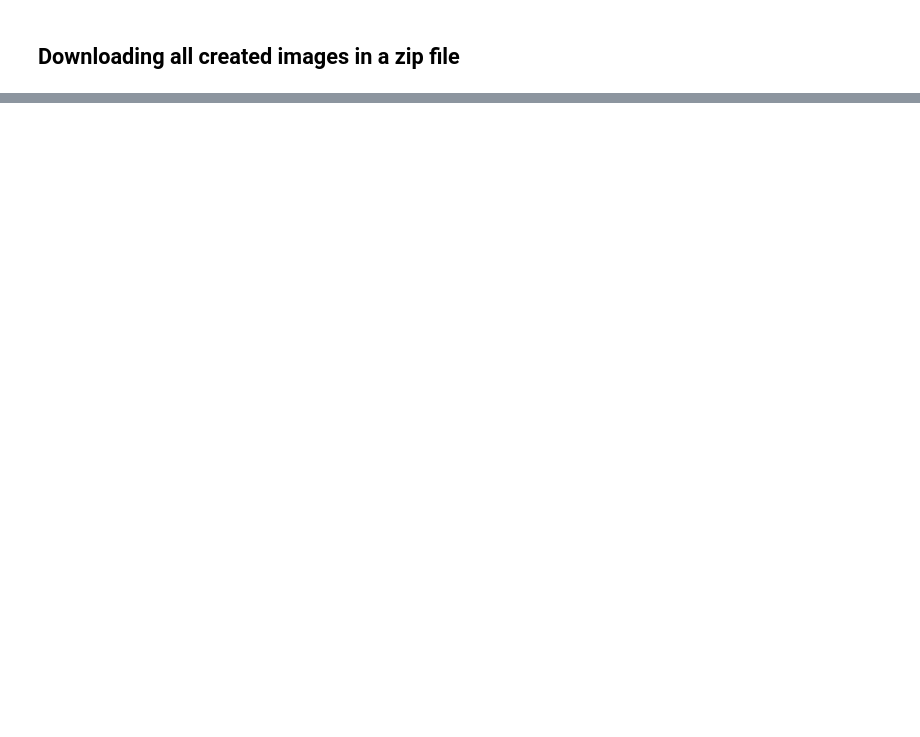
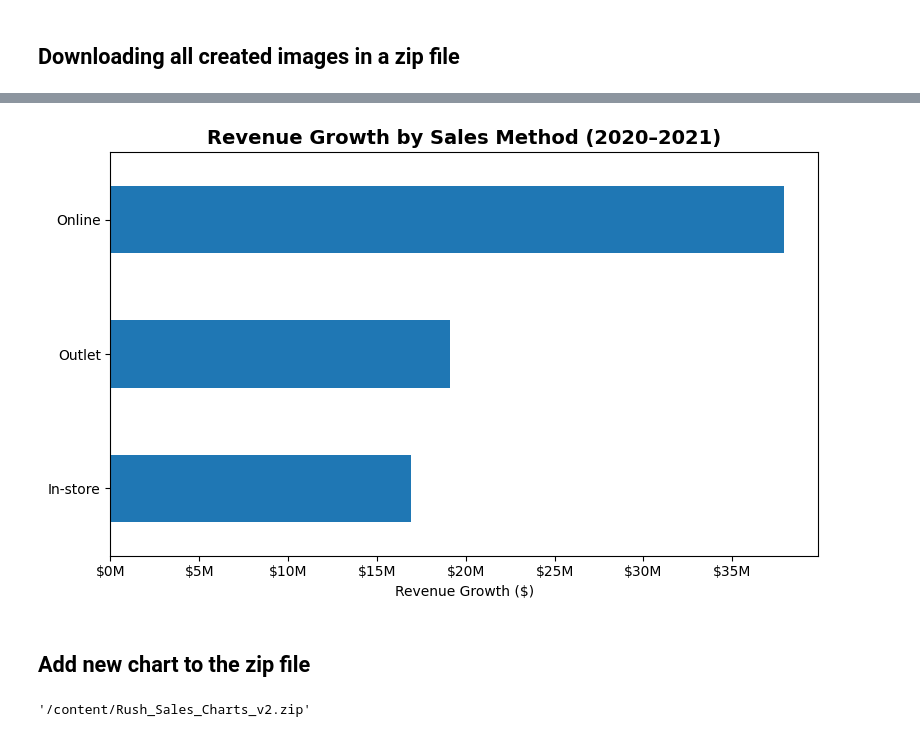
Before and after one commit to Cory-Suhr/rush-sales-analysis-final-project, a Jupyter notebook: rush_sales_analysis.ipynb, the cells around one changed output, grey strips where cells are left out. Drawn from its saved outputs; the diff is of its cells as text; code cells hidden in the pictures; blank space fills up the shorter version.

```diff
--- a/rush_sales_analysis.ipynb
+++ b/rush_sales_analysis.ipynb
@@ -529,0 +1010,11 @@ files.download('Rush_Sales_Charts.zip')
+# %%
+# Revenue by sales method and year
+sales_method_yoy = pd.pivot_table(
+    combined_df,
+    index='SALES_METHOD',
+    columns=combined_df['INVOICE_DATE'].dt.year,
+    values='REVENUE',
+    aggfunc='sum'
+)
+
+sales_method_yoy
@@ -529,0 +1027,11 @@ files.download('Rush_Sales_Charts.zip')
+# %%
+# Dollar growth
+sales_method_yoy['Growth ($)'] = sales_method_yoy[2021] - sales_method_yoy[2020]
+
+# Percent growth
+sales_method_yoy['Growth (%)'] = (
+    (sales_method_yoy[2021] - sales_method_yoy[2020])
+    / sales_method_yoy[2020] * 100
+).round(2)
+
+sales_method_yoy.sort_values('Growth ($)', ascending=False)
@@ -529,0 +1044,29 @@ files.download('Rush_Sales_Charts.zip')
+# %%
+# Creat a chart showing sales method dollar growth
+sales_method_yoy['Growth ($)'].sort_values().plot(
+    kind='barh',
+    figsize=(8,5)
+)
+
+plt.title('Revenue Growth by Sales Method (2020–2021)', fontsize=14, weight='bold')
+plt.xlabel('Revenue Growth ($)')
+plt.ylabel('')
+plt.gca().xaxis.set_major_formatter(
+    FuncFormatter(lambda x, pos: f'${x/1_000_000:.0f}M'))
+plt.tight_layout()
+plt.savefig(
+    'Chart_7_Sales_Method_Growth.png',
+    dpi=300,
+    bbox_inches='tight')
+plt.show()
+# %% [output]
+[figure, added]
+# %% [markdown]
+## Add new chart to the zip file
+# %%
+shutil.make_archive(
+    'Rush_Sales_Charts_v2',
+    'zip',
+    'images')
+# %% [output]
+'/content/Rush_Sales_Charts_v2.zip'
```
Also changed, not shown: parts of 67 cells of this notebook.
